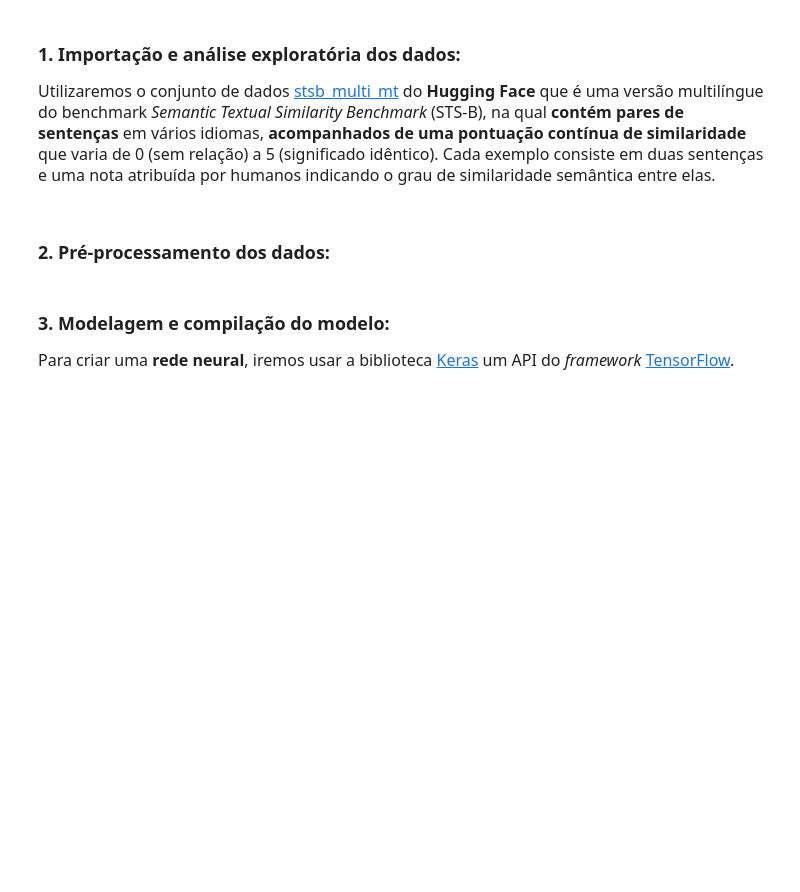
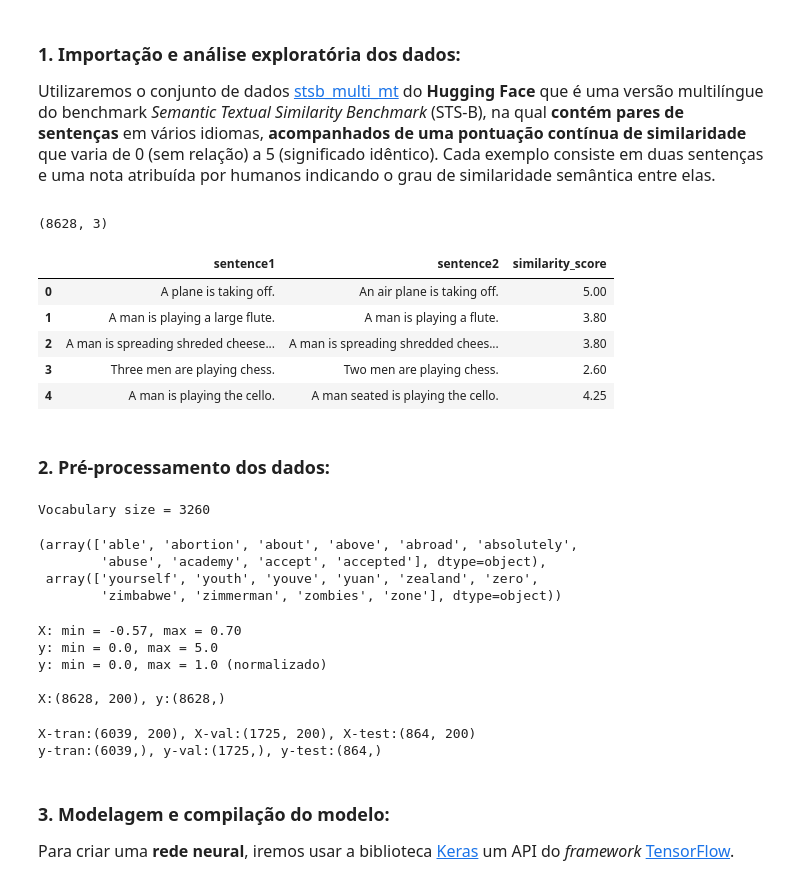
Before and after one commit to gilcesarf/imd1107-202601, a Jupyter notebook: 3-unidade/11-treinando um MLP.ipynb, the cells around one changed output. Saved outputs shown, nothing was run; the diff lists cells and outputs as text; code cells hidden in the pictures; blank space fills up the shorter version.

```diff
--- a/3-unidade/11-treinando um MLP.ipynb
+++ b/3-unidade/11-treinando um MLP.ipynb
@@ -33,11 +33,19 @@ from sklearn.decomposition import TruncatedSVD
 Utilizaremos o conjunto de dados [stsb_multi_mt](https://huggingface.co/datasets/PhilipMay/stsb_multi_mt) do **Hugging Face** que é uma versão multilíngue do benchmark *Semantic Textual Similarity Benchmark* (STS-B), na qual **contém pares de sentenças** em vários idiomas, **acompanhados de uma pontuação contínua de similaridade** que varia de 0 (sem relação) a 5 (significado idêntico). Cada exemplo consiste em duas sentenças e uma nota atribuída por humanos indicando o grau de similaridade semântica entre elas.
 # %%
 # importando os dados:
-df = pd.read_csv("/content/drive/MyDrive/IMD1107 - Processamento de Linguagem Natural/3-unidade/dataset/similarity.csv")
+df = pd.read_csv("./dataset/similarity.csv")
 
 print(df.shape)
 
 df.head()
+# %% [output]
+(8628, 3)
+|  | sentence1 | sentence2 | similarity_score |
+| 0 | A plane is taking off. | An air plane is taking off. | 5.00 |
+| 1 | A man is playing a large flute. | A man is playing a flute. | 3.80 |
+| 2 | A man is spreading shreded cheese... | A man is spreading shredded chees... | 3.80 |
+| 3 | Three men are playing chess. | Two men are playing chess. | 2.60 |
+| 4 | A man is playing the cello. | A man seated is playing the cello. | 4.25 |
 # %% [markdown]
 ### **2. Pré-processamento dos dados:**
 # %%
@@ -67,6 +75,12 @@ vocab = vectorizer.get_feature_names_out()
 
 print("Vocabulary size =", len(vocab))
 vocab[:10], vocab[-10:]
+# %% [output]
+Vocabulary size = 3260
+(array(['able', 'abortion', 'about', 'above', 'abroad', 'absolutely',
+        'abuse', 'academy', 'accept', 'accepted'], dtype=object),
+ array(['yourself', 'youth', 'youve', 'yuan', 'zealand', 'zero',
+        'zimbabwe', 'zimmerman', 'zombies', 'zone'], dtype=object))
 # %%
 # redução de dimensionalidade:
 svd = TruncatedSVD(n_components=200)
@@ -89,6 +103,12 @@ X = X[i]
 y = y[i]
 
 print(f"X:{X.shape}, y:{y.shape}")
+# %% [output]
+X: min = -0.57, max = 0.70
+y: min = 0.0, max = 5.0
+y: min = 0.0, max = 1.0 (normalizado)
+
+X:(8628, 200), y:(8628,)
 # %%
 # dividindo os dados entre trainamento, validação e teste:
 N_train = int(0.7*N_samples)
@@ -105,6 +125,9 @@ y_val = y[N_train:N_train + N_val]
 y_test = y[N_train + N_val:]
 
 print(f"y-tran:{y_train.shape}, y-val:{y_val.shape}, y-test:{y_test.shape}")
+# %% [output]
+X-tran:(6039, 200), X-val:(1725, 200), X-test:(864, 200)
+y-tran:(6039,), y-val:(1725,), y-test:(864,)
 # %% [markdown]
 ### **3. Modelagem e compilação do modelo:**
 <font size=3>
```
Also changed, not shown: parts of 2 cells of this notebook, 5 other files.
